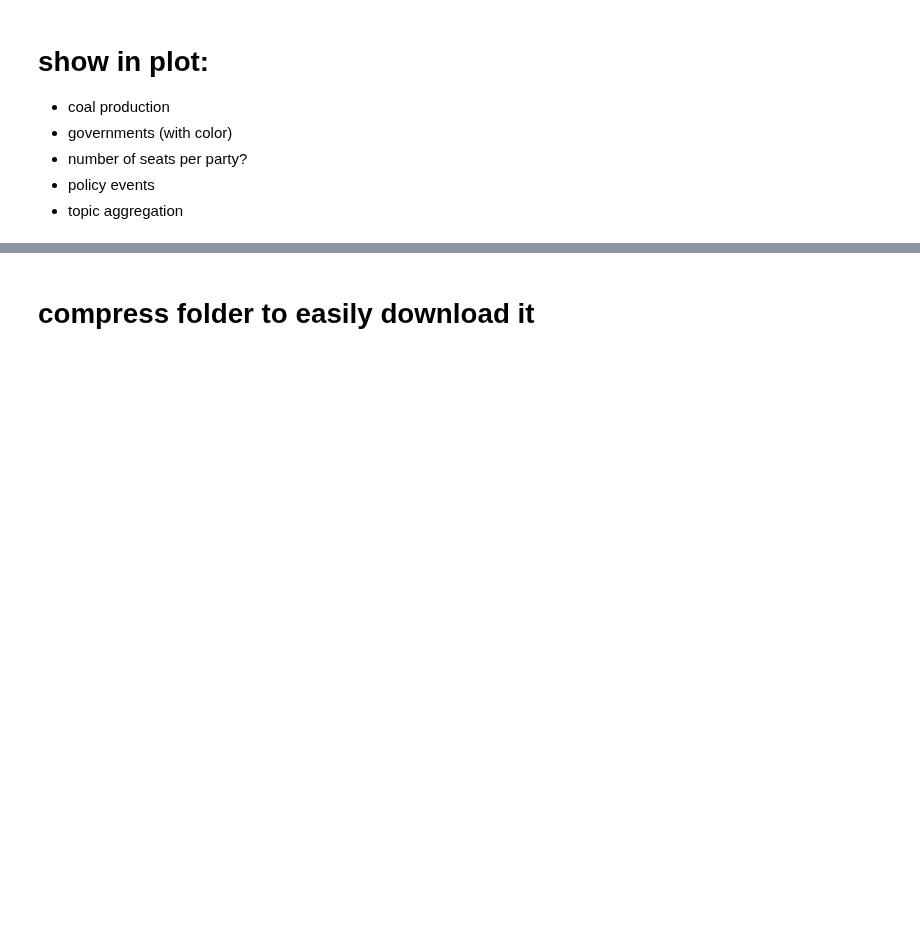
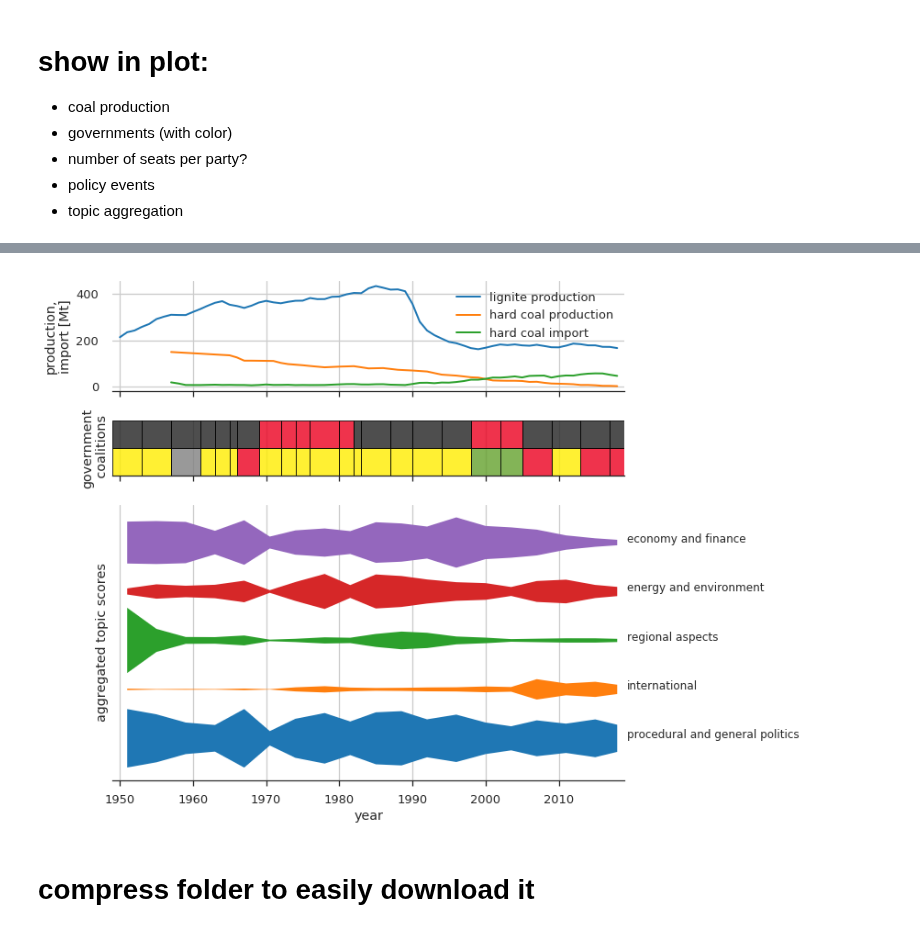
Before and after one commit to mcc-apsis/coal-discourse, a Jupyter notebook: 09_overview_coal_and_policy_development.ipynb, the cells around one changed output, grey strips where cells are left out. Cells and saved outputs as stored; diff of their text form; code cells hidden in the pictures; blank space fills up the shorter version.

Commit message:
complete overview figure

```diff
--- a/09_overview_coal_and_policy_development.ipynb
+++ b/09_overview_coal_and_policy_development.ipynb
@@ -117,9 +117,7 @@ dts = DocTopic.objects.filter(run_id=run_id)
 print(dts.aggregate(
     n = Sum('score')
 ))
-# total score of DocTopics, sorted by topic
-pd.DataFrame.from_dict(list(dts.values('topic__id', 'topic__title').annotate(
-    totalscore = Sum('score')
-).order_by('-totalscore')))
+dts.values('topic__title','ut__document__parlperiod__n').annotate(n = Sum('score'))
+topic_period_scores = dts.values('topic__title','topic__id', 'ut__document__parlperiod__n').annotate(score = Sum('score'))
 # %% [output]
 {'n': 3934749.14997559}
@@ -399,0 +154,6 @@ plt.savefig(filename, dpi=300, bbox_inches="tight")
+# %%
+party_color_map = {'spd': "#0088FF", 'cducsu': "#222222", 'fdp': "#FFED00",
+                   'gruene': "#64A12D", 'linke': "#8C3473", 'spd': "#EB001F", 'dp': '#808080'}
+# %%
+gvmt = pd.read_csv(data_dir + 'List of German governments.csv', header=1)
+gvmt
@@ -400,3 +178,61 @@ plt.savefig(filename, dpi=300, bbox_inches="tight")
+# %%
+mid_years = np.array([1951. , 1955. , 1959. , 1963. , 1967, 1970.5,
+                      1974  , 1978. , 1981.5 , 1985. , 1988.5, 1992. ,
+                      1996. , 2000. , 2003.5, 2007. , 2011. , 2015. , 2018. ])
+# %%
+from matplotlib.patches import Rectangle
+
+sns.set_context("talk")
+sns.set_style("ticks")
+sns.set_style({'axes.spines.bottom': True,
+               'axes.grid':True,
+               'axes.spines.left': False,
+               'axes.spines.right': False,
+               'axes.spines.top': False,
+               'ytick.left': False})
+
+fig, ax = plt.subplots(nrows=3, ncols=1, sharex=True, figsize=(10, 10), gridspec_kw={'height_ratios': [2, 1, 5]})
+
+# plot coal production
+
+coal_production.interpolate().plot(linewidth=2, ax=ax[0])
+ax[0].set_ylabel('production,\nimport [Mt]')
+
+# plot government coalitions
+
+for i in gvmt.index:
+    width = gvmt.loc[i]['end year'] - gvmt.loc[i]['begin year']
+    rect = Rectangle((gvmt.loc[i]['begin year'], 0.5), width, 0.5, alpha=0.8,
+                     edgecolor='k', linewidth=1, facecolor = party_color_map[gvmt.loc[i]['Party 1']])
+    ax[1].add_patch(rect)
+    rect = Rectangle((gvmt.loc[i]['begin year'], 0), width, 0.5, alpha=0.8,
+                     edgecolor='k', linewidth=1, facecolor = party_color_map[gvmt.loc[i]['Party 2']])
+    ax[1].add_patch(rect)
+
+ax[1].set_xlim([1949, 2019])
+ax[1].set_yticks([])
+ax[1].set_ylabel('government\n coalitions')
+
+# plot aggregate topics
+
+dfs = dfagg[["economy and finance", "energy and environment", "regional aspects",
+             "international", "procedural and general politics"]]
+
+ax[2].set_yticks([])
+
+max_val = 1.5 * dfs.max().max()
+
+for i, t in enumerate(reversed(dfs.columns)):
+    ax[2].fill_between(mid_years, dfs[t] + i*max_val, i*max_val - dfs[t], label=t)
+    ax[2].text(2019.3, (i+0.) *max_val, t, fontsize=12)
+
+ax[2].set_xlabel('year')
+ax[2].set_ylabel('aggregated topic scores')
+
+
+plt.savefig(os.path.join(save_dir, 'topic_evolution_run{}_aggregate.png'.format(run_id)), dpi=150, bbox_inches="tight")
+# %% [output]
+[figure, added]
 # %% [markdown]
 # compress folder to easily download it
 # %%
```
Also changed, not shown: parts of 16 cells of this notebook.
